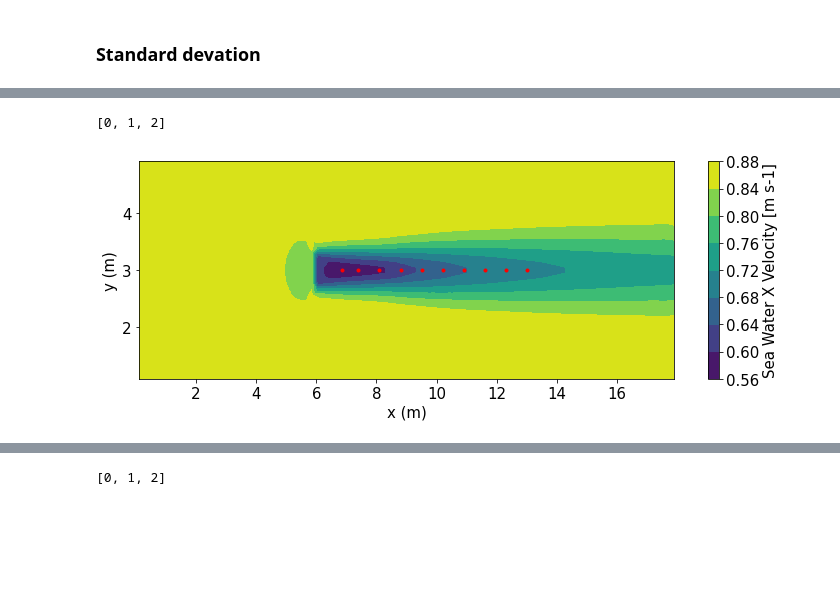
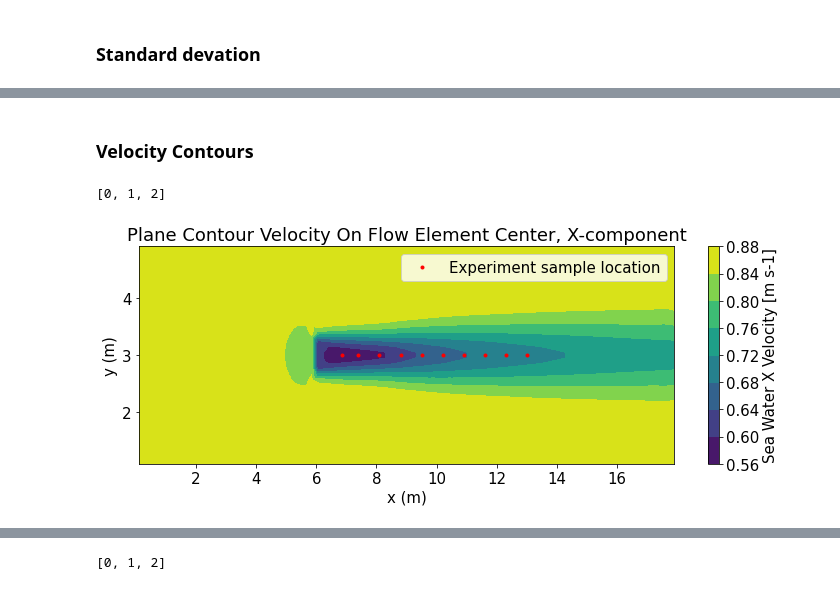
Before and after one commit to browniea/Delft3D_verify, a Jupyter notebook: Delft3d_verify.ipynb, the cells around one changed output, grey strips where cells are left out. Cells and saved outputs as stored; diff of their text form; code cells hidden in the pictures; blank space fills up the shorter version.

Commit message:
updated volicity plot lables

```diff
--- a/Delft3d_verify.ipynb
+++ b/Delft3d_verify.ipynb
@@ -197,36 +227,38 @@ Name: u, dtype: float64
 -0.762661505148001
 0.02894210434297087
 41.823382243739225
+# %% [markdown]
+### Velocity Contours
 # %%
 x_contour = np.linspace(xmin, xmax, num=100)
 y_contour = np.linspace(ymin, ymax, num=40)
 z_contour = np.mean([zmin,zmax])
 
 contour_points = d3d.create_points(x_contour, y_contour, z_contour)
 
 
 contour_variable = interp.griddata(var_data_df[['x','y','z']],
                                                      var_data_df[variable],
                                                      contour_points[['x','y','z']])
 
 
 # Plotting
 Type= 'Contour'
 plt.figure(figsize=(12,4))
 contour_plot = plt.tricontourf(contour_points.x,contour_points.y,contour_variable)
-                               #vmin=min_plot_v,vmax=max_plot_v,levels=np.linspace(min_plot_v,max_plot_v,10))
-plt.plot(cline_points['x'], cline_points['y'], '.', color= 'red')
+plt.plot(cline_points['x'], cline_points['y'], '.', color= 'red', label="Experiment sample location")
 
 plt.xlabel('x (m)')
 plt.ylabel('y (m)')
 title_name= f'{d3d_data.variables[variable].long_name}'
 title_label=' '.join([x.capitalize() for x in title_name.split(' ')])
-#plt.title(f'{Type} {title_label} \n  Layer: {layer}')
+plt.legend()
+plt.title(f'Plane { Type} {title_label}')
 
 cbar= plt.colorbar(contour_plot)
 cbar_name= f'{d3d_data.variables[variable].standard_name}'
 cbar_label=' '.join([x.capitalize() for x in cbar_name.split('_')])
 cbar.set_label(f'{cbar_label} [{d3d_data.variables[variable].units}]')
 # %% [output]
 [0, 1, 2]
-[figure, old version]
+[figure, new version]
```
Also changed, not shown: parts of 4 cells of this notebook.
